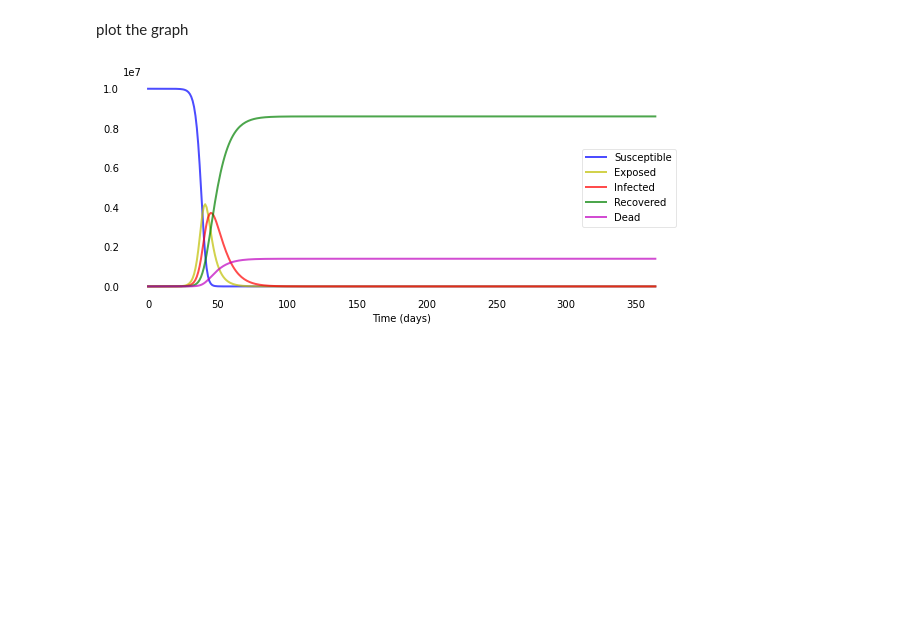
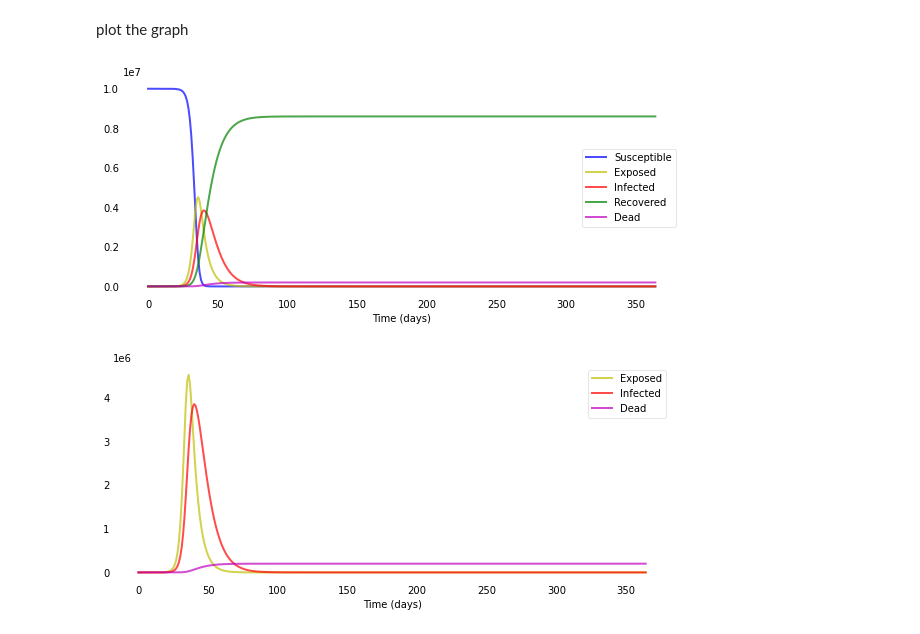
Before and after one commit to SIR-SEE/final-project-team-10, a Jupyter notebook: SIR_model-checkpoint.ipynb, the cells around one changed output. Saved outputs shown, nothing was run; the diff lists cells and outputs as text; code cells hidden in the pictures; blank space fills up the shorter version.

```diff
--- a/SIR_model-checkpoint.ipynb
+++ b/SIR_model-checkpoint.ipynb
@@ -6,18 +6,19 @@ import matplotlib.pyplot as plt
 # Let’s run the basic SIR model
 # %%
 # describe the model
-def deriv(y, t, N, beta, k, delta):
+def deriv(y, t, N, beta, k, delta, gamma):
     S, E, I, R, D = y
     dSdt = -beta * S * I / N
     dEdt = beta * S * I / N - delta * E
     dIdt = delta * E - k * I
-    dRdt = k * I - I*0.02
-    dDdt = I*0.02*(1/14)
+    dRdt = k * I - I*gamma
+    dDdt = I*k*gamma
     return dSdt, dEdt, dIdt, dRdt, dDdt
 # %%
 # describe the parameters
 N =  10000000               # population
-beta = 2.4
+beta = 2.2                  # reproduction
+gamma = 0.02                # mortality rate (10 000 deaths, 500 000 cases)
 k=1/7
 delta = 1.0/5.0
 S0, E0, I0, R0, D0 = N-1, 1, 0, 0, 0  # initial conditions: one infected, rest susceptible
@@ -26,7 +27,7 @@ t = np.linspace(0, 364, 365) # Grid of time points (in days)
 y0 = S0, E0, I0, R0, D0 # Initial conditions vector
 
 # Integrate the SIR equations over the time grid, t.
-ret = odeint(deriv, y0, t, args=(N, beta, k, delta))
+ret = odeint(deriv, y0, t, args=(N, beta, k, delta, gamma))
 S, E, I, R, D = ret.T
 # %%
 def plotsir(t, S, E, I, R, D):
@@ -48,10 +49,29 @@ def plotsir(t, S, E, I, R, D):
       ax.spines[spine].set_visible(False)
   plt.savefig("plot.png")
   plt.show();
+
+def plotsirdead(t, E, I, D):
+  f, ax = plt.subplots(1,1,figsize=(10,4))
+  ax.plot(t, E, 'y', alpha=0.7, linewidth=2, label='Exposed')
+  ax.plot(t, I, 'r', alpha=0.7, linewidth=2, label='Infected')
+  ax.plot(t, D, 'm', alpha=0.7, linewidth=2, label='Dead')
+
+  ax.set_xlabel('Time (days)')
+
+  ax.yaxis.set_tick_params(length=0)
+  ax.xaxis.set_tick_params(length=0)
+  ax.grid(b=True, which='major', c='w', lw=2, ls='-')
+  legend = ax.legend()
+  legend.get_frame().set_alpha(0.5)
+  for spine in ('top', 'right', 'bottom', 'left'):
+        ax.spines[spine].set_visible(False)
+  plt.savefig("plotdead.png")
+  plt.show();
 # %% [markdown]
 plot the graph
 # %%
-
 plotsir(t, S, E, I, R, D)
+plotsirdead(t,E,I,D)
 # %% [output]
-[figure, old version]
+[figure, new version]
+[figure, added]
```
Also changed, not shown: parts of 1 cell of this notebook, 2 other files.
